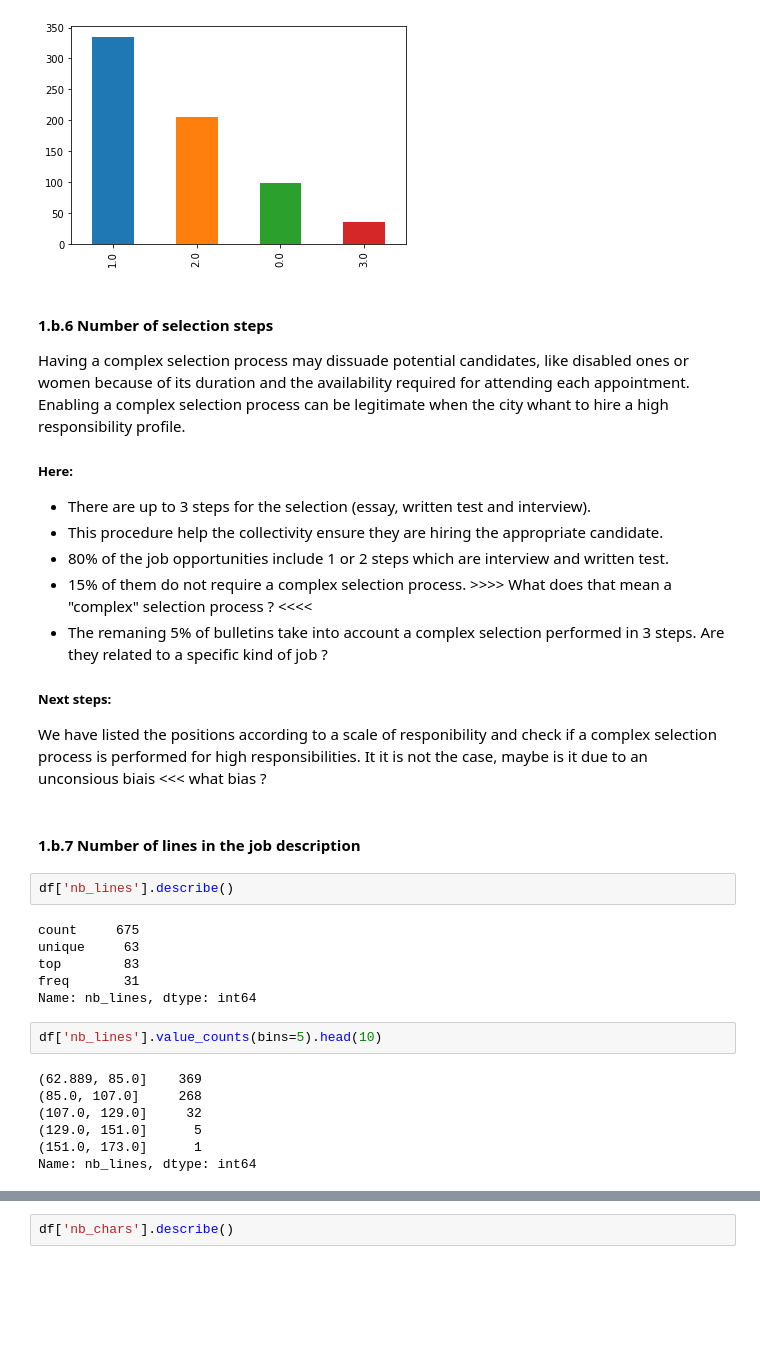
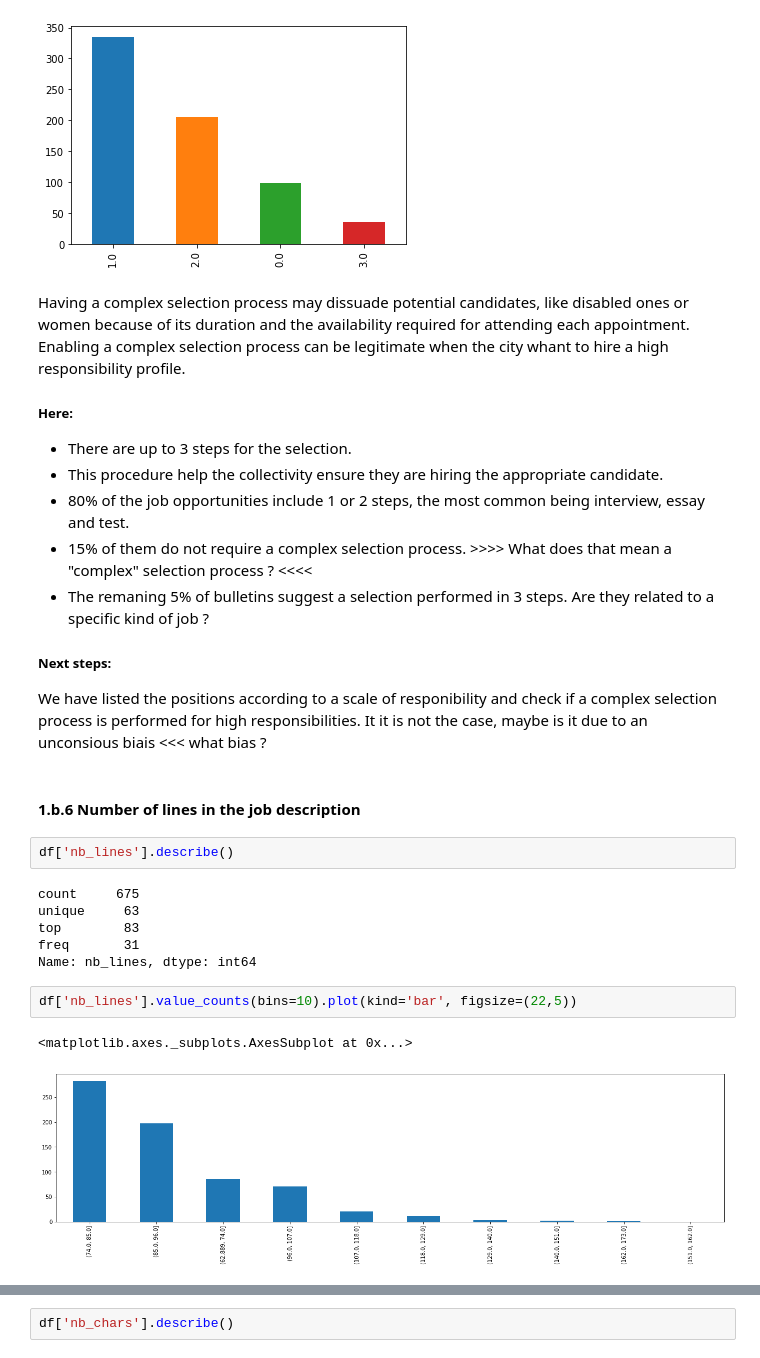
Before and after one commit to cvirginie/HumanMatters, a Jupyter notebook: HumanMatters_Final.ipynb, the cells around one changed output, grey strips where cells are left out. Drawn from its saved outputs; the diff is of its cells as text; blank space fills up the shorter version.

```diff
--- a/HumanMatters_Final.ipynb
+++ b/HumanMatters_Final.ipynb
@@ -366,20 +459,19 @@ df['nb_selection_steps'].value_counts().plot(kind='bar')
 <matplotlib.axes._subplots.AxesSubplot at 0x...>
 [figure]
 # %% [markdown]
-#### 1.b.6 Number of selection steps
 Having a complex selection process may dissuade potential candidates, like disabled ones or women because of its duration and the availability required for attending each appointment. Enabling a complex selection process can be legitimate when the city whant to hire a high responsibility profile.
 
 ##### Here:
-- There are up to 3 steps for the selection (essay, written test and interview).
+- There are up to 3 steps for the selection.
 - This procedure help the collectivity ensure they are hiring the appropriate candidate.
-- 80%  of the job opportunities include 1 or 2 steps which are interview and written test.
+- 80%  of the job opportunities include 1 or 2 steps, the most common being interview, essay and test.
 - 15% of them do not require a complex selection process. >>>> What does that mean a "complex" selection process ? <<<<
-- The remaning 5% of bulletins take into account a complex selection performed in 3 steps. Are they related to a specific kind of job ?
+- The remaning 5% of bulletins suggest a selection performed in 3 steps. Are they related to a specific kind of job ?
 
 ##### Next steps:
 We have listed the positions according to a scale of responibility and check if a complex selection process is performed for high responsibilities. It it is not the case, maybe is it due to an unconsious biais <<< what bias ?
 # %% [markdown]
-#### 1.b.7 Number of lines in the job description
+#### 1.b.6 Number of lines in the job description
 # %%
 df['nb_lines'].describe()
 # %% [output]
@@ -389,11 +481,7 @@ top        83
 freq       31
 Name: nb_lines, dtype: int64
 # %%
-df['nb_lines'].value_counts(bins=5).head(10)
+df['nb_lines'].value_counts(bins=10).plot(kind='bar', figsize=(22,5))
 # %% [output]
-(62.889, 85.0]    369
-(85.0, 107.0]     268
-(107.0, 129.0]     32
-(129.0, 151.0]      5
-(151.0, 173.0]      1
-Name: nb_lines, dtype: int64
+<matplotlib.axes._subplots.AxesSubplot at 0x...>
+[figure, added]
```
Also changed, not shown: parts of 58 cells of this notebook, 2 other files.
